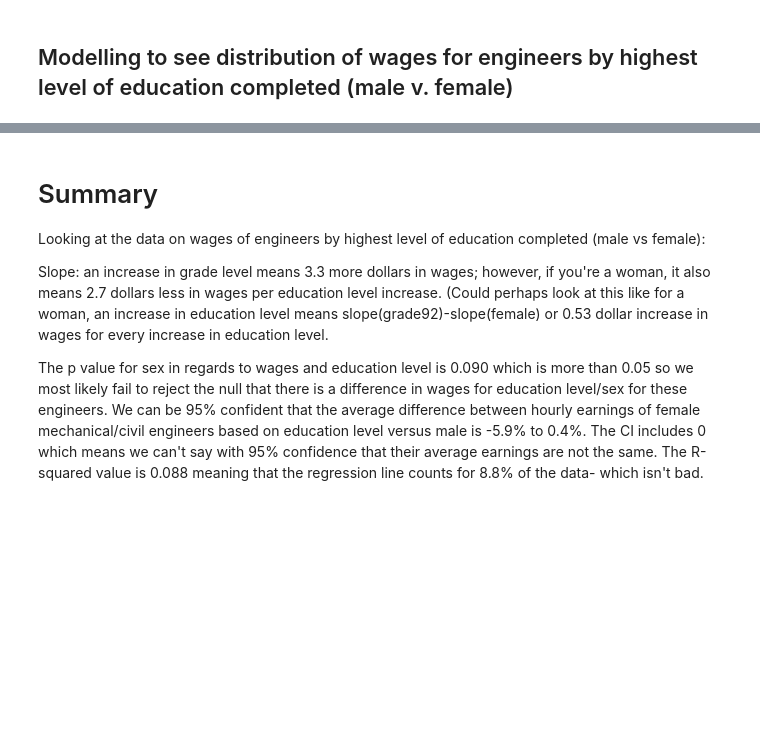
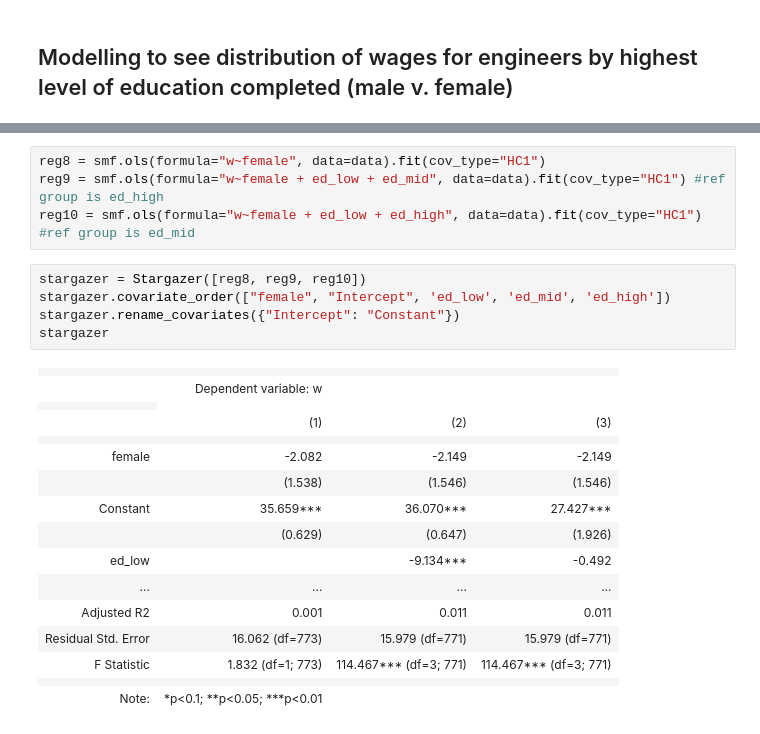
Before and after one commit to corinne167225/DataAnalysis2, a Jupyter notebook: Assignment1.ipynb, the cells around one changed output, grey strips where cells are left out. Cells and saved outputs as stored; diff of their text form; blank space fills up the shorter version.

```diff
--- a/Assignment1.ipynb
+++ b/Assignment1.ipynb
@@ -305,7 +246,26 @@ strong multicollinearity or other numerical problems.
-# %% [markdown]
-# Summary
-Looking at the data on wages of engineers by highest level of education completed (male vs female):
-
-Slope: an increase in grade level means 3.3 more dollars in wages; however, if you're a woman, it also means 2.7 dollars less in wages per education level increase. (Could perhaps look at this like for a woman, an increase in education level means slope(grade92)-slope(female) or 0.53 dollar increase in wages for every increase in education level.
-
-The p value for sex in regards to wages and education level is 0.090 which is more than 0.05 so we most likely fail to reject the null that there is a difference in wages for education level/sex for these engineers. We can be 95% confident that the average difference between hourly earnings of female mechanical/civil engineers based on education level versus male is -5.9% to 0.4%. The CI includes 0 which means we can't say with 95% confidence that their average earnings are not the same. The R-squared value is 0.088 meaning that the regression line counts for 8.8% of the data- which isn't bad.
+# %%
+reg8 = smf.ols(formula="w~female", data=data).fit(cov_type="HC1")
+reg9 = smf.ols(formula="w~female + ed_low + ed_mid", data=data).fit(cov_type="HC1") #ref group is ed_high
+reg10 = smf.ols(formula="w~female + ed_low + ed_high", data=data).fit(cov_type="HC1") #ref group is ed_mid
+# %%
+stargazer = Stargazer([reg8, reg9, reg10])
+stargazer.covariate_order(["female", "Intercept", 'ed_low', 'ed_mid', 'ed_high'])
+stargazer.rename_covariates({"Intercept": "Constant"})
+stargazer
+# %% [output]
+|  |  |  |  |
+|  | Dependent variable: w |  |  |
+|  |
+|  | (1) | (2) | (3) |
+|  |  |  |  |
+| female | -2.082 | -2.149 | -2.149 |
+|  | (1.538) | (1.546) | (1.546) |
+| Constant | 35.659*** | 36.070*** | 27.427*** |
+|  | (0.629) | (0.647) | (1.926) |
+| ed_low |  | -9.134*** | -0.492 |
+| ... | ... | ... | ... |
+| Adjusted R2 | 0.001 | 0.011 | 0.011 |
+| Residual Std. Error | 16.062 (df=773) | 15.979 (df=771) | 15.979 (df=771) |
+| F Statistic | 1.832 (df=1; 773) | 114.467*** (df=3; 771) | 114.467*** (df=3; 771) |
+|  |  |  |  |
+| Note: | *p<0.1; **p<0.05; ***p<0.01 |  |  |
```
Also changed, not shown: parts of 19 cells of this notebook, 1 other file.
